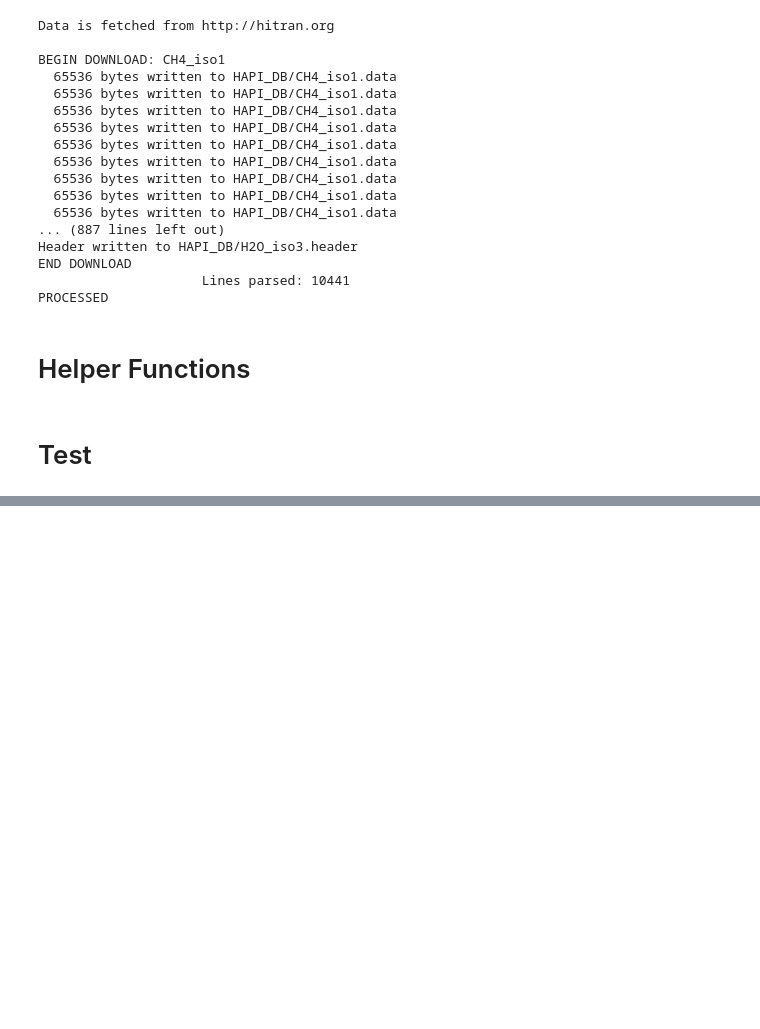
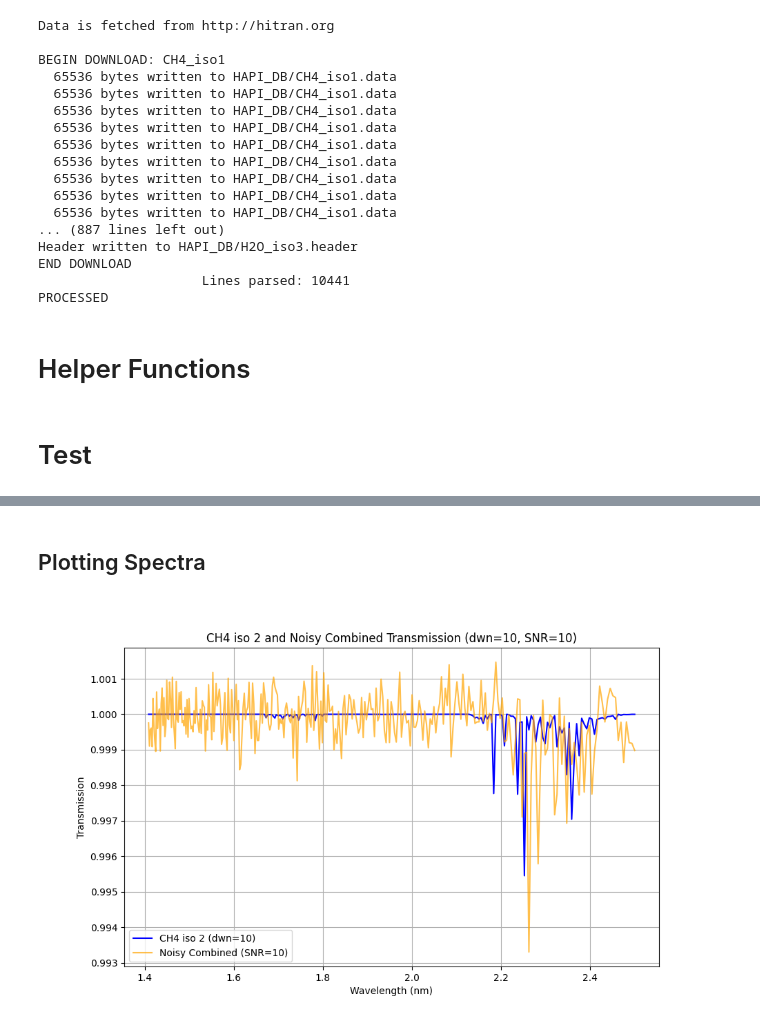
Before and after one commit to zanecollins/sgl_science_case, a Jupyter notebook: sgl_science_case/notebooks/summer_26_isotope_tests_cc.ipynb, the cells around one changed output, grey strips where cells are left out. Cells and saved outputs as stored; diff of their text form; code cells hidden in the pictures; blank space fills up the shorter version.

```diff
--- a/sgl_science_case/notebooks/summer_26_isotope_tests_cc.ipynb
+++ b/sgl_science_case/notebooks/summer_26_isotope_tests_cc.ipynb
@@ -232,0 +286,5 @@ plt.grid()
+# %%
+dwns = [10,8,6,5,1,0.5,0.25,0.1, 0.05, 0.025, 0.01]
+ch4_isos = [1,2]
+
+data_dict = generate_res_isotope_dict(['CH4'], ch4_isos, dwns, T=288, p=1, column_density=1e12, path_length=1e5, scale_factor=5.0)
@@ -232,0 +336,9 @@ plt.grid()
+# %%
+test_molecule_abundances = {'CH4': {1: 0.95, 2: 1e-5}}
+combined_dict = {}
+
+for dwn in dwns:
+    combined_dict[dwn] = {}
+    wl_grid, combined_trans = create_combined_transmission(data_dict, test_molecule_abundances, dwn=dwn, T=288, p=1)
+    combined_dict[dwn]['wl_grid'] = wl_grid
+    combined_dict[dwn]['combined_trans'] = combined_trans
@@ -232,0 +347,18 @@ plt.grid()
+# %%
+noisy_combined = {}
+
+snr_values = [1,5, 10, 50, 100, 500]
+
+for dwn in dwns:
+    noisy_combined[dwn] = {}
+    for snr in snr_values:
+        key = f"SNR_{snr}"
+        noisy_combined[dwn][key] = {}
+        combined_trans= combined_dict[dwn]['combined_trans']
+        wl_grid = combined_dict[dwn]['wl_grid']
+
+        # Generate noise per SNR
+        noisy_trans, error_bars = inject_gaussian_noise(combined_trans, snr)
+        noisy_combined[dwn][key]['Transmission'] = noisy_trans
+        noisy_combined[dwn][key]['ErrorBars']    = error_bars
+        noisy_combined[dwn][key]['wl_grid']      = wl_grid.copy()
@@ -232,0 +423,17 @@ plt.grid()
+# %% [markdown]
+## Plotting Spectra
+# %%
+snr_to_plot = 10
+dwn_to_plot = 10
+isotope_to_plot = 2
+# %%
+fig, ax = plt.subplots(figsize=(10, 6))
+plt.plot(data_dict['CH4'][dwn_to_plot][isotope_to_plot][0], data_dict['CH4'][dwn_to_plot][isotope_to_plot][1], label=f'CH4 iso {isotope_to_plot} (dwn={dwn_to_plot})', color='blue')
+plt.plot(noisy_combined[dwn_to_plot][f'SNR_{snr_to_plot}']['wl_grid'], noisy_combined[dwn_to_plot][f'SNR_{snr_to_plot}']['Transmission'], label=f'Noisy Combined (SNR={snr_to_plot})', color='orange', alpha = 0.7)
+plt.xlabel('Wavelength (nm)')
+plt.ylabel('Transmission')
+plt.title(f'CH4 iso {isotope_to_plot} and Noisy Combined Transmission (dwn={dwn_to_plot}, SNR={snr_to_plot})')
+plt.legend()
+plt.grid()
+# %% [output]
+[figure, added]
```
Also changed, not shown: parts of 19 cells of this notebook, 5 other files.
